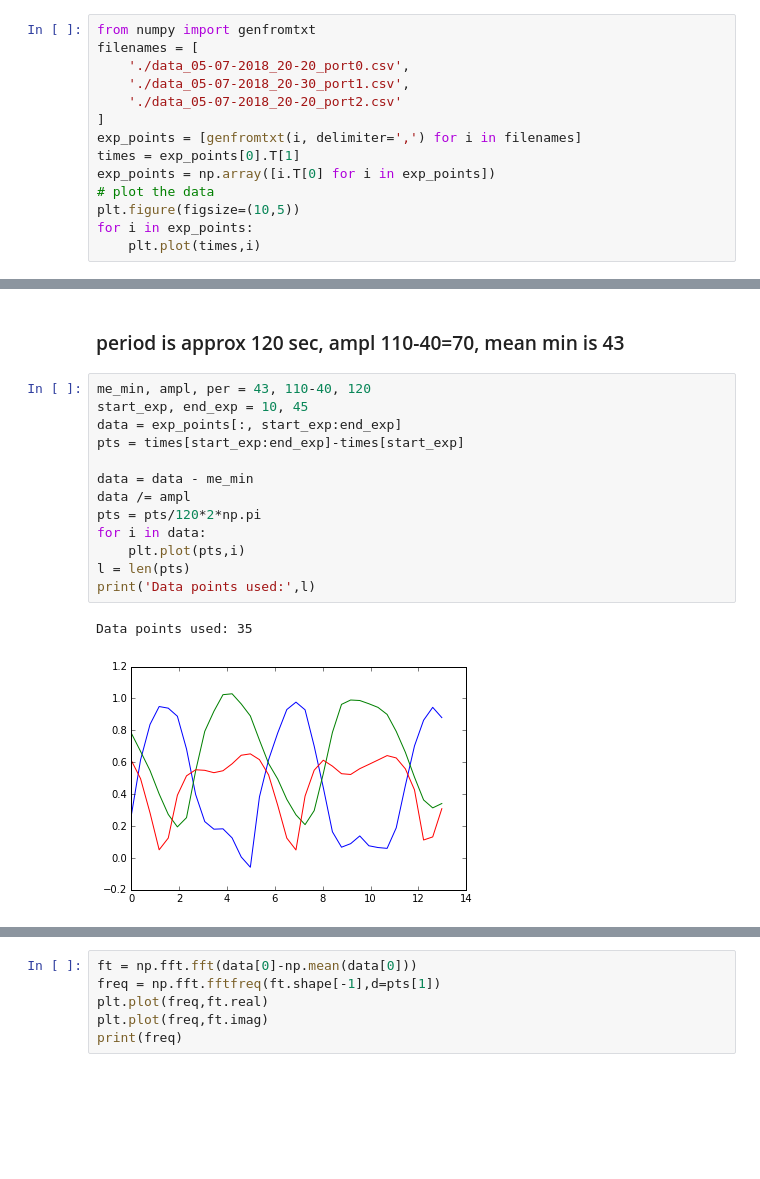
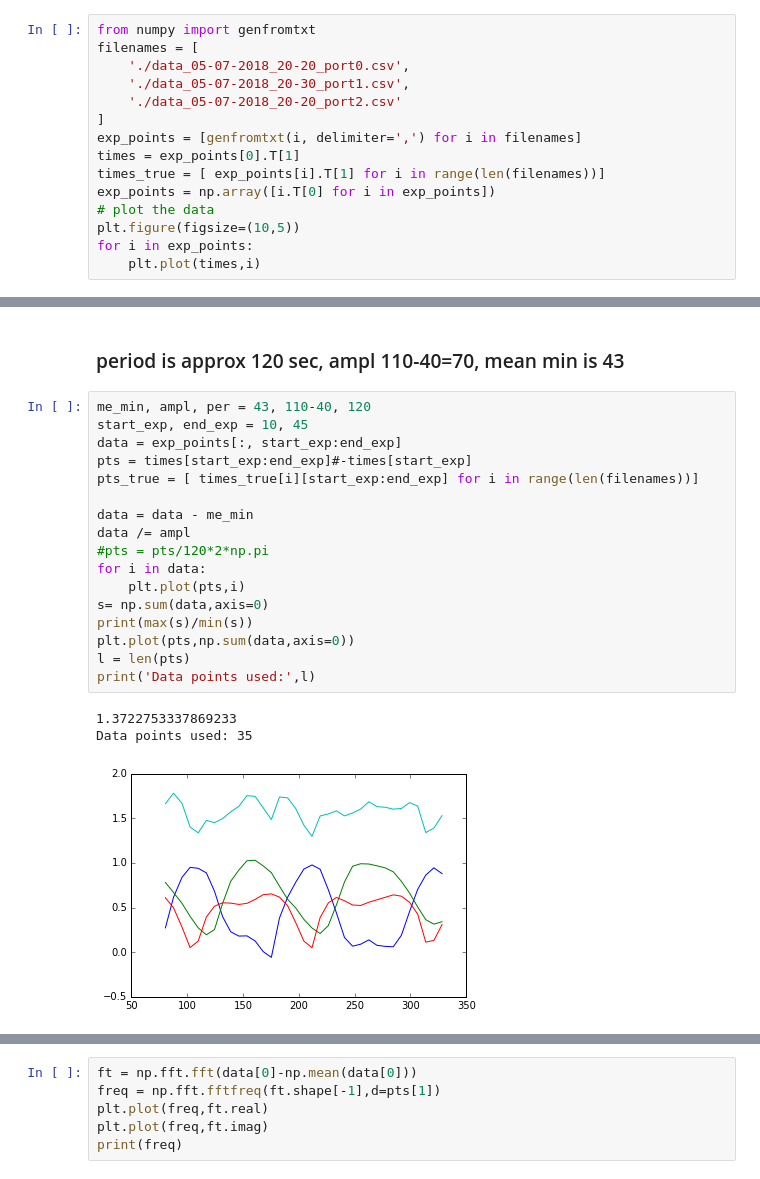
Before and after one commit to DaniloZZZ/quantTechLab, a Jupyter notebook: Fit/Vis-Anneal.ipynb, the cells around one changed output, grey strips where cells are left out. Drawn from its saved outputs; the diff is of its cells as text; blank space fills up the shorter version.

```diff
--- a/Fit/Vis-Anneal.ipynb
+++ b/Fit/Vis-Anneal.ipynb
@@ -24,6 +26,7 @@ filenames = [
 ]
 exp_points = [genfromtxt(i, delimiter=',') for i in filenames]
 times = exp_points[0].T[1]
+times_true = [ exp_points[i].T[1] for i in range(len(filenames))]
 exp_points = np.array([i.T[0] for i in exp_points])
 # plot the data
 plt.figure(figsize=(10,5))
@@ -36,16 +39,21 @@ for i in exp_points:
 # %%
 me_min, ampl, per = 43, 110-40, 120
 start_exp, end_exp = 10, 45
 data = exp_points[:, start_exp:end_exp]
-pts = times[start_exp:end_exp]-times[start_exp]
+pts = times[start_exp:end_exp]#-times[start_exp]
+pts_true = [ times_true[i][start_exp:end_exp] for i in range(len(filenames))]
 
 data = data - me_min
 data /= ampl
-pts = pts/120*2*np.pi
+#pts = pts/120*2*np.pi
 for i in data:
     plt.plot(pts,i)
+s= np.sum(data,axis=0)
+print(max(s)/min(s))
+plt.plot(pts,np.sum(data,axis=0))
 l = len(pts)
 print('Data points used:',l)
 # %% [output]
+1.3722753337869233
 Data points used: 35
-[figure, old version]
+[figure, new version]
```
Also changed, not shown: parts of 20 cells of this notebook, 4 other files.
